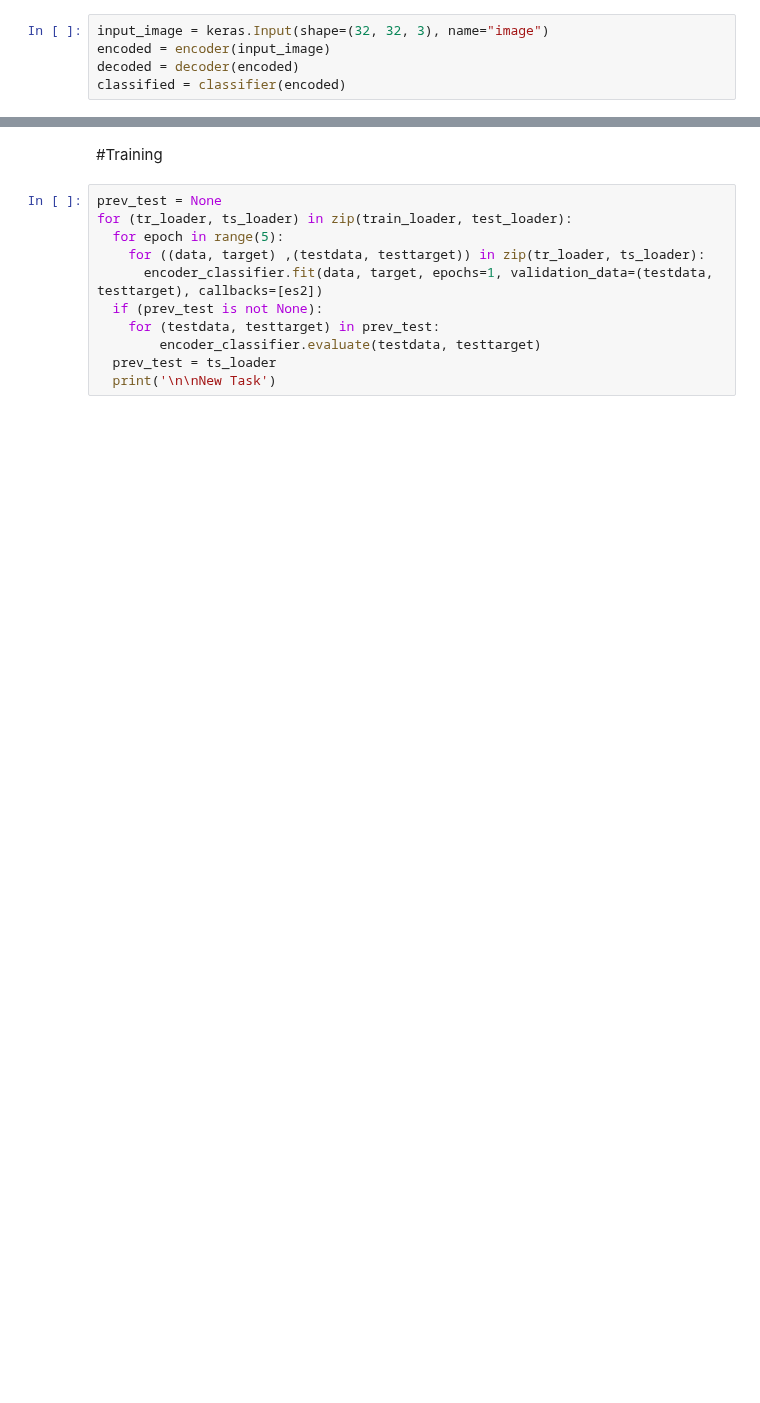
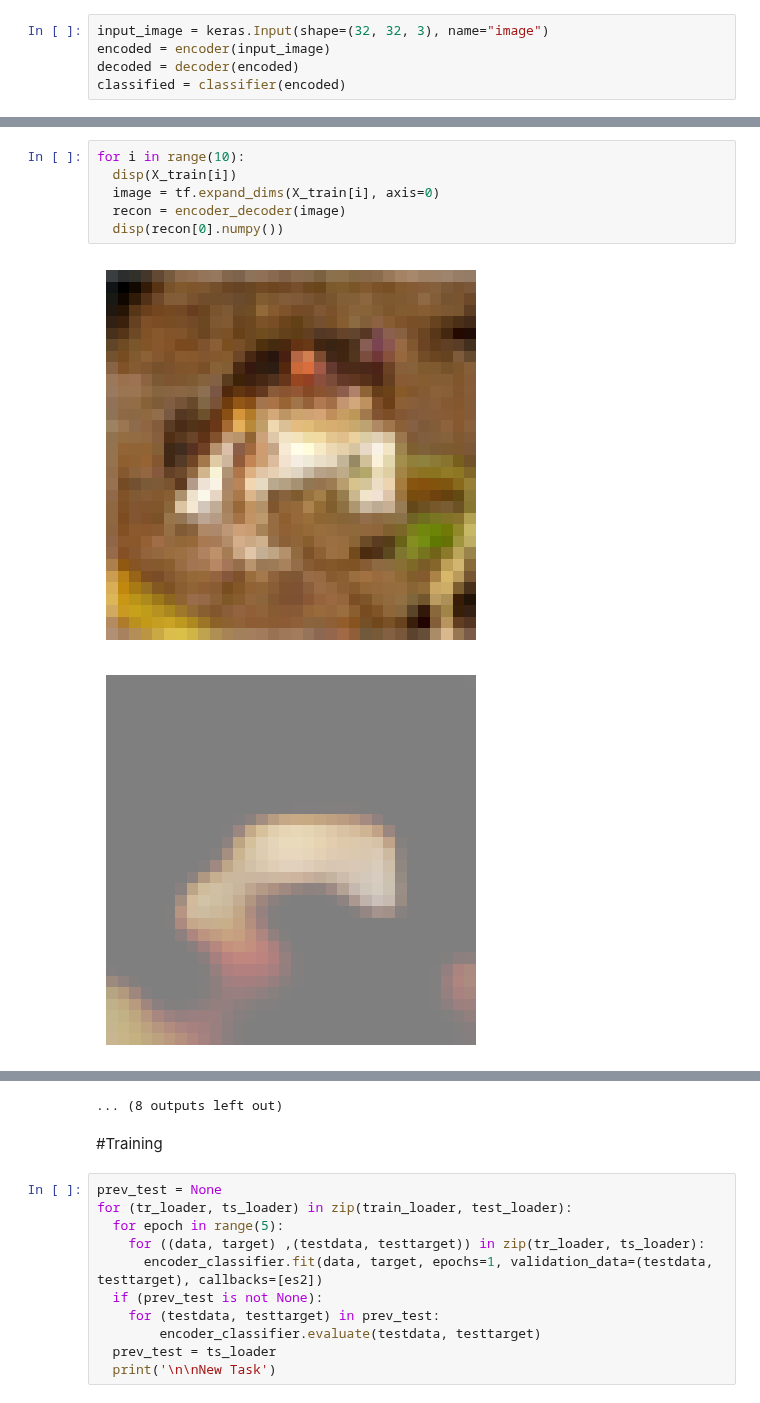
Before and after one commit to lacykaltgr/continual-learning-ait, a Jupyter notebook: notebooks/classifier.ipynb, the cells around one changed output, grey strips where cells are left out. Drawn from its saved outputs; the diff is of its cells as text; blank space fills up the shorter version.

```diff
--- a/notebooks/classifier.ipynb
+++ b/notebooks/classifier.ipynb
@@ -159,0 +207,9 @@ es2 = EarlyStopping(patience=10, monitor="val_loss", restore_best_weights=True)
+# %%
+for i in range(10):
+  disp(X_train[i])
+  image = tf.expand_dims(X_train[i], axis=0)
+  recon = encoder_decoder(image)
+  disp(recon[0].numpy())
+# %% [output]
+[figure, added]
+[figure, added]
@@ -160,3 +226,4 @@ es2 = EarlyStopping(patience=10, monitor="val_loss", restore_best_weights=True)
+... (8 outputs left out)
 # %% [markdown]
 #Training
 # %%
```
Also changed, not shown: parts of 18 cells of this notebook.
